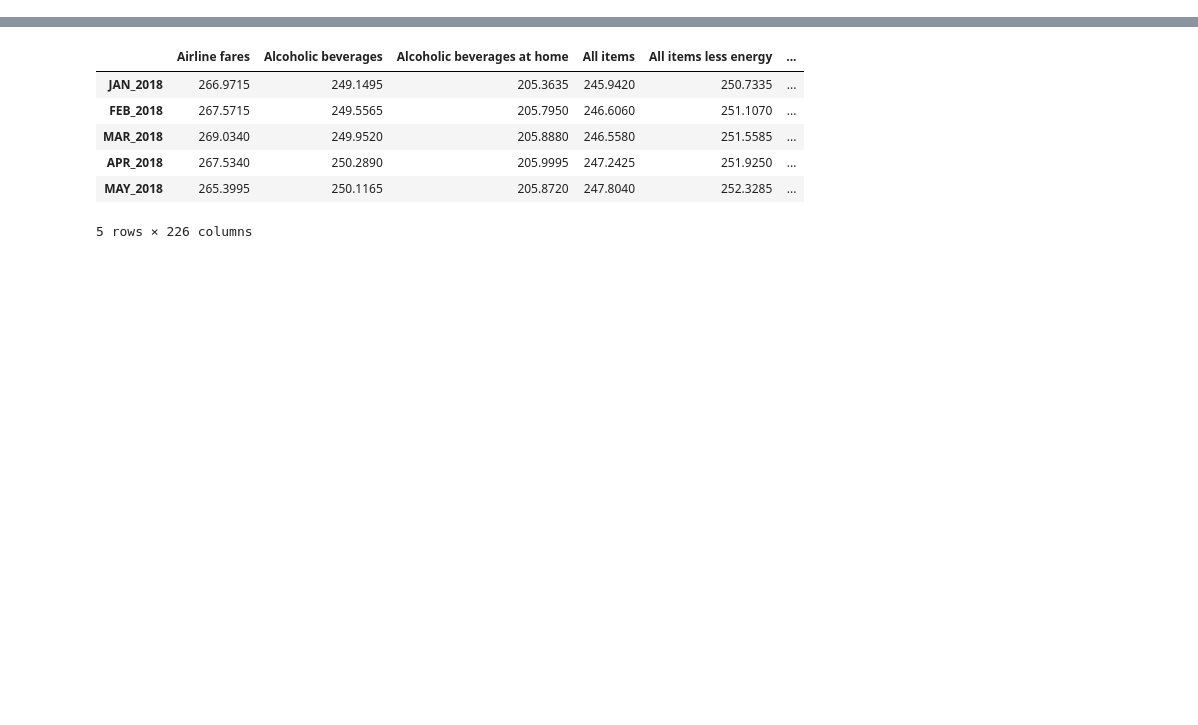
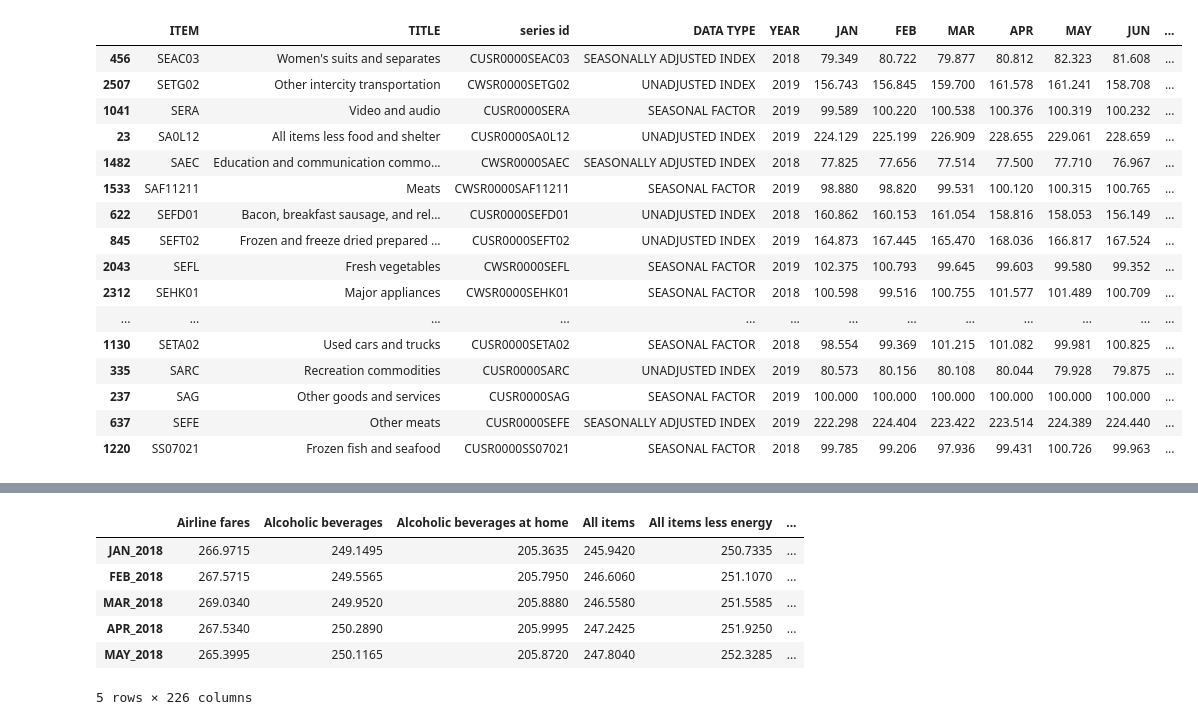
Before and after one commit to MADS-Lions/GoodsComparison2018Tariffs, a Jupyter notebook: notebooks/DataCleaningAndManipulation.ipynb, the cells around one changed output, grey strips where cells are left out. Drawn from its saved outputs; the diff is of its cells as text; code cells hidden in the pictures; blank space fills up the shorter version.

```diff
--- a/notebooks/DataCleaningAndManipulation.ipynb
+++ b/notebooks/DataCleaningAndManipulation.ipynb
@@ -20,0 +32,20 @@ df_USA_2018_2019.head()
+# %%
+df_USA_2018_2019.sample(20)
+# %% [output]
+|  | ITEM | TITLE | series id | DATA TYPE | YEAR | JAN | FEB | MAR | APR | MAY | JUN | ... |
+| 456 | SEAC03 | Women's suits and separates | CUSR0000SEAC03 | SEASONALLY ADJUSTED INDEX | 2018 | 79.349 | 80.722 | 79.877 | 80.812 | 82.323 | 81.608 | ... |
+| 2507 | SETG02 | Other intercity transportation | CWSR0000SETG02 | UNADJUSTED INDEX | 2019 | 156.743 | 156.845 | 159.700 | 161.578 | 161.241 | 158.708 | ... |
+| 1041 | SERA | Video and audio | CUSR0000SERA | SEASONAL FACTOR | 2019 | 99.589 | 100.220 | 100.538 | 100.376 | 100.319 | 100.232 | ... |
+| 23 | SA0L12 | All items less food and shelter | CUSR0000SA0L12 | UNADJUSTED INDEX | 2019 | 224.129 | 225.199 | 226.909 | 228.655 | 229.061 | 228.659 | ... |
+| 1482 | SAEC | Education and communication commo... | CWSR0000SAEC | SEASONALLY ADJUSTED INDEX | 2018 | 77.825 | 77.656 | 77.514 | 77.500 | 77.710 | 76.967 | ... |
+| 1533 | SAF11211 | Meats | CWSR0000SAF11211 | SEASONAL FACTOR | 2019 | 98.880 | 98.820 | 99.531 | 100.120 | 100.315 | 100.765 | ... |
+| 622 | SEFD01 | Bacon, breakfast sausage, and rel... | CUSR0000SEFD01 | UNADJUSTED INDEX | 2018 | 160.862 | 160.153 | 161.054 | 158.816 | 158.053 | 156.149 | ... |
+| 845 | SEFT02 | Frozen and freeze dried prepared ... | CUSR0000SEFT02 | UNADJUSTED INDEX | 2019 | 164.873 | 167.445 | 165.470 | 168.036 | 166.817 | 167.524 | ... |
+| 2043 | SEFL | Fresh vegetables | CWSR0000SEFL | SEASONAL FACTOR | 2019 | 102.375 | 100.793 | 99.645 | 99.603 | 99.580 | 99.352 | ... |
+| 2312 | SEHK01 | Major appliances | CWSR0000SEHK01 | SEASONAL FACTOR | 2018 | 100.598 | 99.516 | 100.755 | 101.577 | 101.489 | 100.709 | ... |
+| ... | ... | ... | ... | ... | ... | ... | ... | ... | ... | ... | ... | ... |
+| 1130 | SETA02 | Used cars and trucks | CUSR0000SETA02 | SEASONAL FACTOR | 2018 | 98.554 | 99.369 | 101.215 | 101.082 | 99.981 | 100.825 | ... |
+| 335 | SARC | Recreation commodities | CUSR0000SARC | UNADJUSTED INDEX | 2019 | 80.573 | 80.156 | 80.108 | 80.044 | 79.928 | 79.875 | ... |
+| 237 | SAG | Other goods and services | CUSR0000SAG | SEASONAL FACTOR | 2019 | 100.000 | 100.000 | 100.000 | 100.000 | 100.000 | 100.000 | ... |
+| 637 | SEFE | Other meats | CUSR0000SEFE | SEASONALLY ADJUSTED INDEX | 2019 | 222.298 | 224.404 | 223.422 | 223.514 | 224.389 | 224.440 | ... |
+| 1220 | SS07021 | Frozen fish and seafood | CUSR0000SS07021 | SEASONAL FACTOR | 2018 | 99.785 | 99.206 | 97.936 | 99.431 | 100.726 | 99.963 | ... |
```
Also changed, not shown: parts of 10 cells of this notebook, 1 other file.
